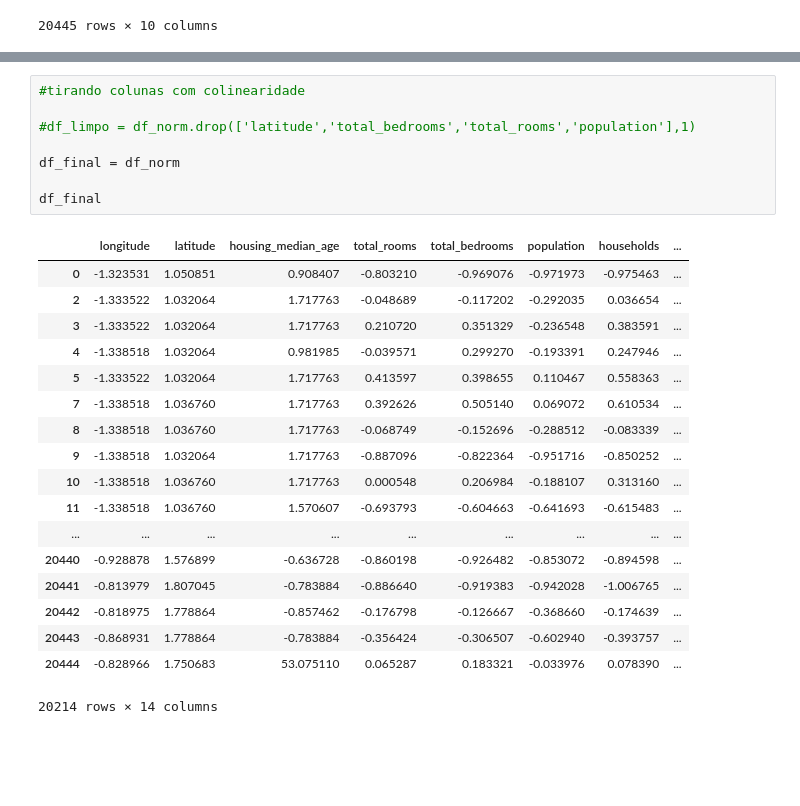
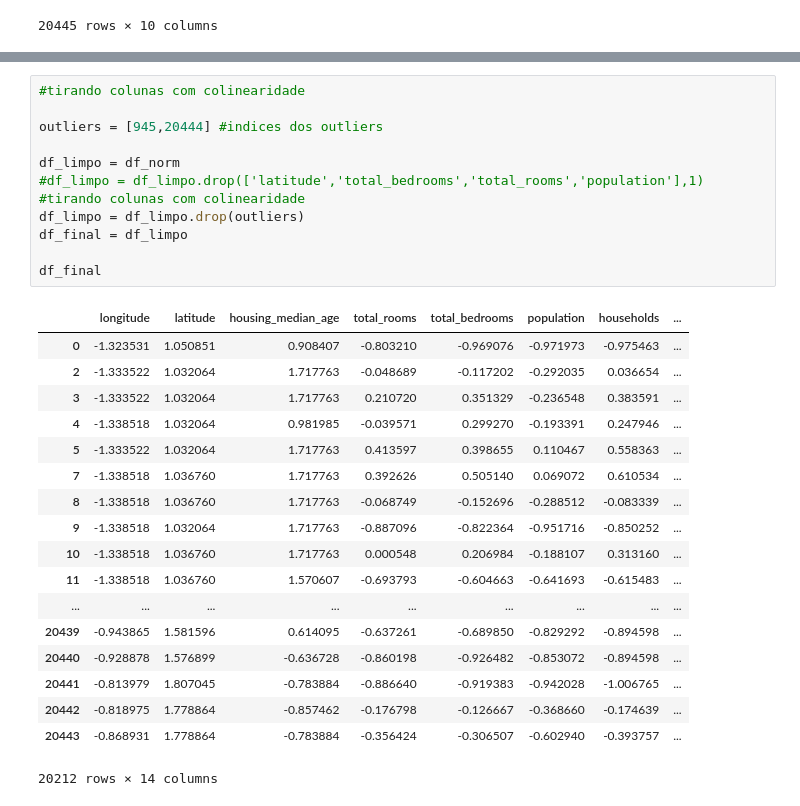
Before and after one commit to Levon27/Intelig-ncia-Artificial, a Jupyter notebook: ia_tiago_california.ipynb, the cells around one changed output, grey strips where cells are left out. Drawn from its saved outputs; the diff is of its cells as text; blank space fills up the shorter version.

Commit message:
limpando outliers

```diff
--- a/ia_tiago_california.ipynb
+++ b/ia_tiago_california.ipynb
@@ -132,30 +130,33 @@ df_norm
 # %%
 #tirando colunas com colinearidade
 
-#df_limpo = df_norm.drop(['latitude','total_bedrooms','total_rooms','population'],1)
+outliers = [945,20444] #indices dos outliers
 
-df_final = df_norm
+df_limpo = df_norm
+#df_limpo = df_limpo.drop(['latitude','total_bedrooms','total_rooms','population'],1) #tirando colunas com colinearidade
+df_limpo = df_limpo.drop(outliers)
+df_final = df_limpo
 
 df_final
 # %% [output]
 |  | longitude | latitude | housing_median_age | total_rooms | total_bedrooms | population | households | ... |
 | 0 | -1.323531 | 1.050851 | 0.908407 | -0.803210 | -0.969076 | -0.971973 | -0.975463 | ... |
 | 2 | -1.333522 | 1.032064 | 1.717763 | -0.048689 | -0.117202 | -0.292035 | 0.036654 | ... |
 | 3 | -1.333522 | 1.032064 | 1.717763 | 0.210720 | 0.351329 | -0.236548 | 0.383591 | ... |
 | 4 | -1.338518 | 1.032064 | 0.981985 | -0.039571 | 0.299270 | -0.193391 | 0.247946 | ... |
 | 5 | -1.333522 | 1.032064 | 1.717763 | 0.413597 | 0.398655 | 0.110467 | 0.558363 | ... |
 | 7 | -1.338518 | 1.036760 | 1.717763 | 0.392626 | 0.505140 | 0.069072 | 0.610534 | ... |
 | 8 | -1.338518 | 1.036760 | 1.717763 | -0.068749 | -0.152696 | -0.288512 | -0.083339 | ... |
 | 9 | -1.338518 | 1.032064 | 1.717763 | -0.887096 | -0.822364 | -0.951716 | -0.850252 | ... |
 | 10 | -1.338518 | 1.036760 | 1.717763 | 0.000548 | 0.206984 | -0.188107 | 0.313160 | ... |
 | 11 | -1.338518 | 1.036760 | 1.570607 | -0.693793 | -0.604663 | -0.641693 | -0.615483 | ... |
 | ... | ... | ... | ... | ... | ... | ... | ... | ... |
+| 20439 | -0.943865 | 1.581596 | 0.614095 | -0.637261 | -0.689850 | -0.829292 | -0.894598 | ... |
 | 20440 | -0.928878 | 1.576899 | -0.636728 | -0.860198 | -0.926482 | -0.853072 | -0.894598 | ... |
 | 20441 | -0.813979 | 1.807045 | -0.783884 | -0.886640 | -0.919383 | -0.942028 | -1.006765 | ... |
 | 20442 | -0.818975 | 1.778864 | -0.857462 | -0.176798 | -0.126667 | -0.368660 | -0.174639 | ... |
 | 20443 | -0.868931 | 1.778864 | -0.783884 | -0.356424 | -0.306507 | -0.602940 | -0.393757 | ... |
-| 20444 | -0.828966 | 1.750683 | 53.075110 | 0.065287 | 0.183321 | -0.033976 | 0.078390 | ... |
-20214 rows × 14 columns
+20212 rows × 14 columns
 # %%
 features = df_final.drop("median_house_value",1)
 target = df_final["median_house_value"]
```
Also changed, not shown: parts of 11 cells of this notebook.
